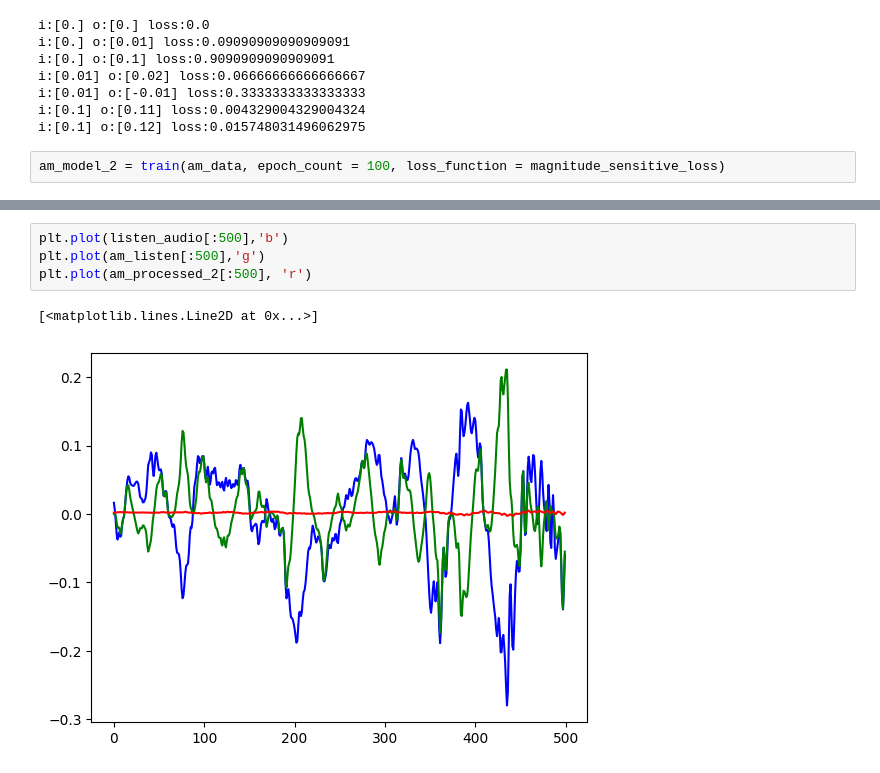
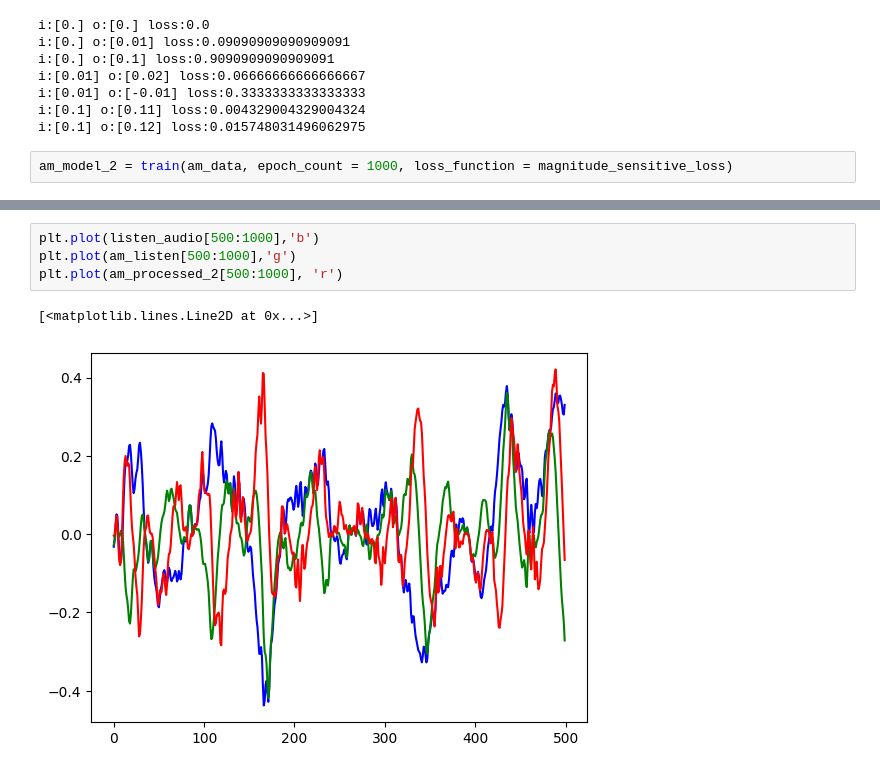
Before and after one commit to wyager/audiofx, a Jupyter notebook: audiofx.ipynb, the cells around one changed output, grey strips where cells are left out. Drawn from its saved outputs; the diff is of its cells as text.

```diff
--- a/audiofx.ipynb
+++ b/audiofx.ipynb
@@ -666,5 +755,5 @@ i:[0.01] o:[-0.01] loss:0.3333333333333333
 i:[0.1] o:[0.11] loss:0.004329004329004324
 i:[0.1] o:[0.12] loss:0.015748031496062975
 # %%
-am_model_2 = train(am_data, epoch_count = 100, loss_function = magnitude_sensitive_loss)
+am_model_2 = train(am_data, epoch_count = 1000, loss_function = magnitude_sensitive_loss)
 # %% [output]
@@ -692,7 +766,7 @@ Error max: 2.184720837257948
 # %%
-plt.plot(listen_audio[:500],'b')
-plt.plot(am_listen[:500],'g')
-plt.plot(am_processed_2[:500], 'r')
+plt.plot(listen_audio[500:1000],'b')
+plt.plot(am_listen[500:1000],'g')
+plt.plot(am_processed_2[500:1000], 'r')
 # %% [output]
 [<matplotlib.lines.Line2D at 0x...>]
-[figure, old version]
+[figure, new version]
```
Also changed, not shown: parts of 19 cells of this notebook.
